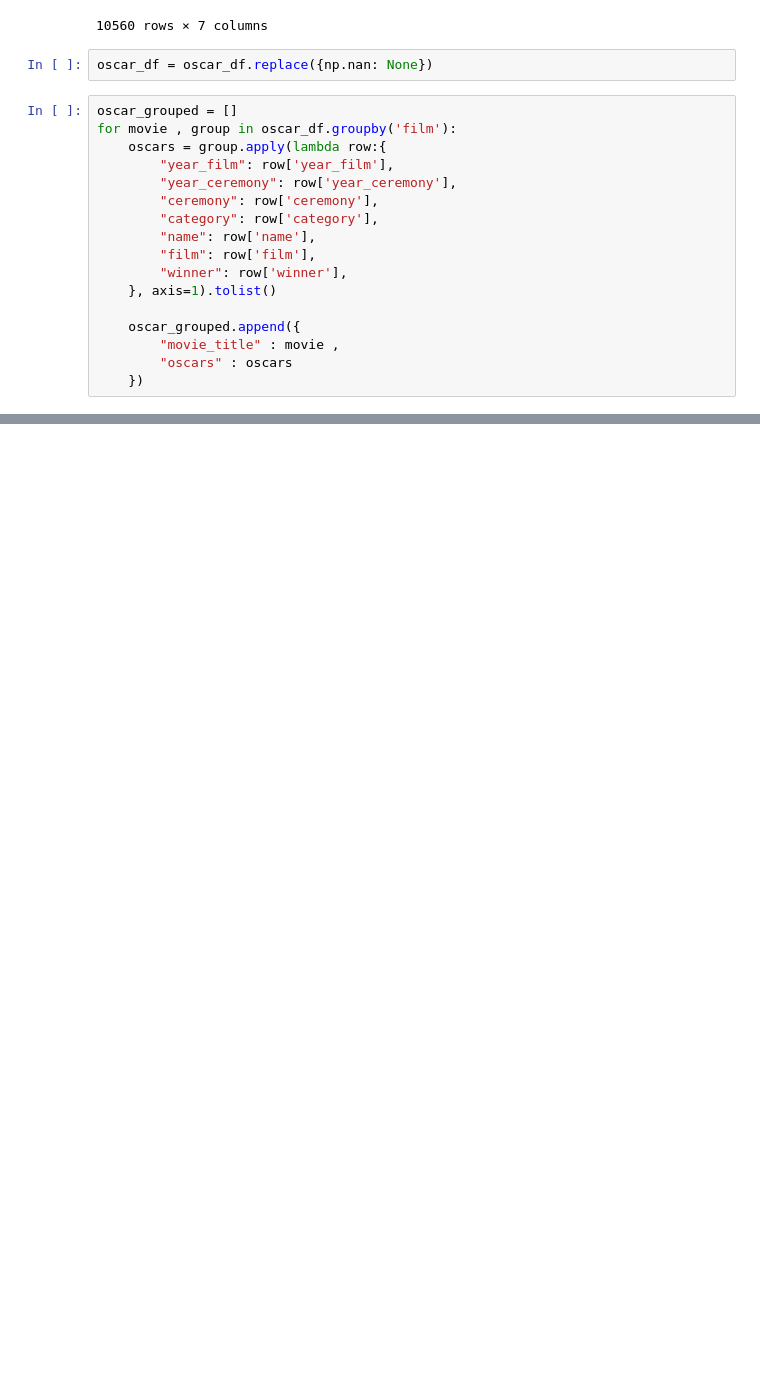
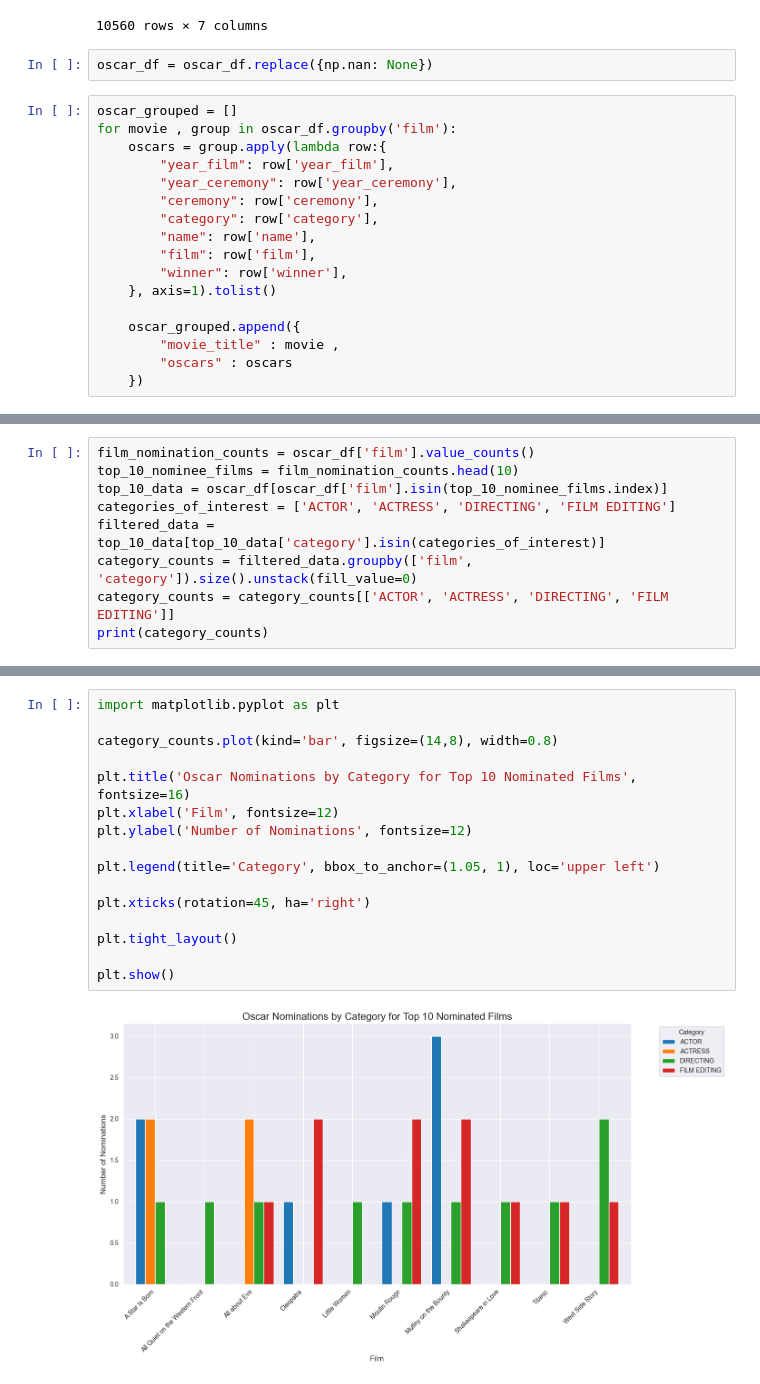
Before and after one commit to SacchettiLorenzo/IUMTWEB_DataAnalysis, a Jupyter notebook: data cleaning/Oscar.ipynb, the cells around one changed output, grey strips where cells are left out. Drawn from its saved outputs; the diff is of its cells as text; blank space fills up the shorter version.

```diff
--- a/data cleaning/Oscar.ipynb
+++ b/data cleaning/Oscar.ipynb
@@ -123,0 +219,9 @@ InsertManyResult([ObjectId('675e13f5212c08a76a3fd0a2'), ObjectId('675e13f5212c08
+# %%
+film_nomination_counts = oscar_df['film'].value_counts()
+top_10_nominee_films = film_nomination_counts.head(10)
+top_10_data = oscar_df[oscar_df['film'].isin(top_10_nominee_films.index)]
+categories_of_interest = ['ACTOR', 'ACTRESS', 'DIRECTING', 'FILM EDITING']
+filtered_data = top_10_data[top_10_data['category'].isin(categories_of_interest)]
+category_counts = filtered_data.groupby(['film', 'category']).size().unstack(fill_value=0)
+category_counts = category_counts[['ACTOR', 'ACTRESS', 'DIRECTING', 'FILM EDITING']]
+print(category_counts)
@@ -123,0 +241,18 @@ InsertManyResult([ObjectId('675e13f5212c08a76a3fd0a2'), ObjectId('675e13f5212c08
+# %%
+import matplotlib.pyplot as plt
+
+category_counts.plot(kind='bar', figsize=(14,8), width=0.8)
+
+plt.title('Oscar Nominations by Category for Top 10 Nominated Films', fontsize=16)
+plt.xlabel('Film', fontsize=12)
+plt.ylabel('Number of Nominations', fontsize=12)
+
+plt.legend(title='Category', bbox_to_anchor=(1.05, 1), loc='upper left')
+
+plt.xticks(rotation=45, ha='right')
+
+plt.tight_layout()
+
+plt.show()
+# %% [output]
+[figure, added]
```
Also changed, not shown: parts of 31 cells of this notebook.
